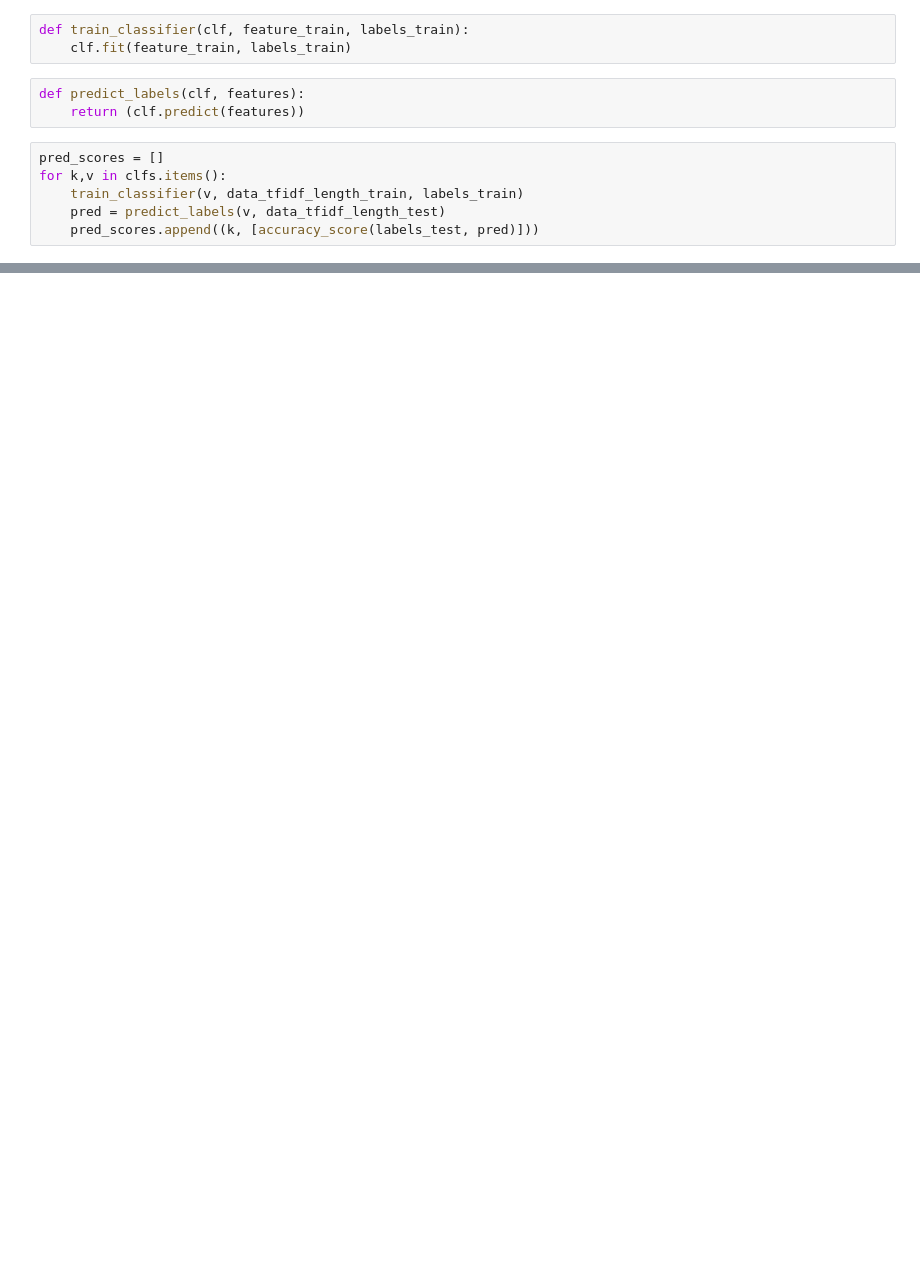
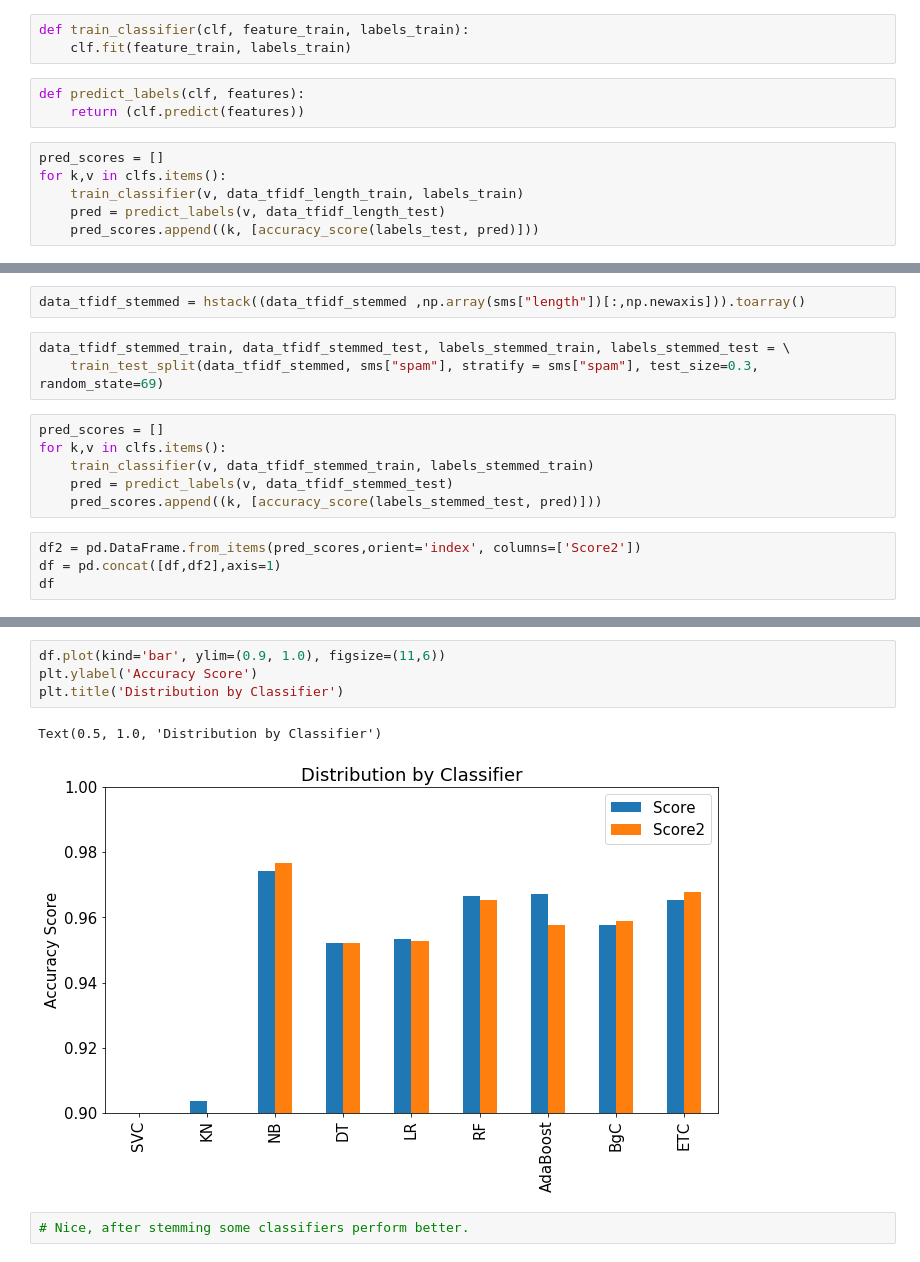
Before and after one commit to segoranov/sms-spam-detection-machine-learning, a Jupyter notebook: sms-spam-detection.ipynb, the cells around one changed output, grey strips where cells are left out. Drawn from its saved outputs; the diff is of its cells as text; blank space fills up the shorter version.

Commit message:
Use stemming

```diff
--- a/sms-spam-detection.ipynb
+++ b/sms-spam-detection.ipynb
@@ -484,0 +501,15 @@ Text(0.5, 1.0, 'Distribution by Classifier')
+# %%
+data_tfidf_stemmed = hstack((data_tfidf_stemmed ,np.array(sms["length"])[:,np.newaxis])).toarray()
+# %%
+data_tfidf_stemmed_train, data_tfidf_stemmed_test, labels_stemmed_train, labels_stemmed_test = \
+    train_test_split(data_tfidf_stemmed, sms["spam"], stratify = sms["spam"], test_size=0.3, random_state=69)
+# %%
+pred_scores = []
+for k,v in clfs.items():
+    train_classifier(v, data_tfidf_stemmed_train, labels_stemmed_train)
+    pred = predict_labels(v, data_tfidf_stemmed_test)
+    pred_scores.append((k, [accuracy_score(labels_stemmed_test, pred)]))
+# %%
+df2 = pd.DataFrame.from_items(pred_scores,orient='index', columns=['Score2'])
+df = pd.concat([df,df2],axis=1)
+df
@@ -484,0 +527,9 @@ Text(0.5, 1.0, 'Distribution by Classifier')
+# %%
+df.plot(kind='bar', ylim=(0.9, 1.0), figsize=(11,6))
+plt.ylabel('Accuracy Score')
+plt.title('Distribution by Classifier')
+# %% [output]
+Text(0.5, 1.0, 'Distribution by Classifier')
+[figure, added]
+# %%
+# Nice, after stemming some classifiers perform better.
```
Also changed, not shown: parts of 15 cells of this notebook.
